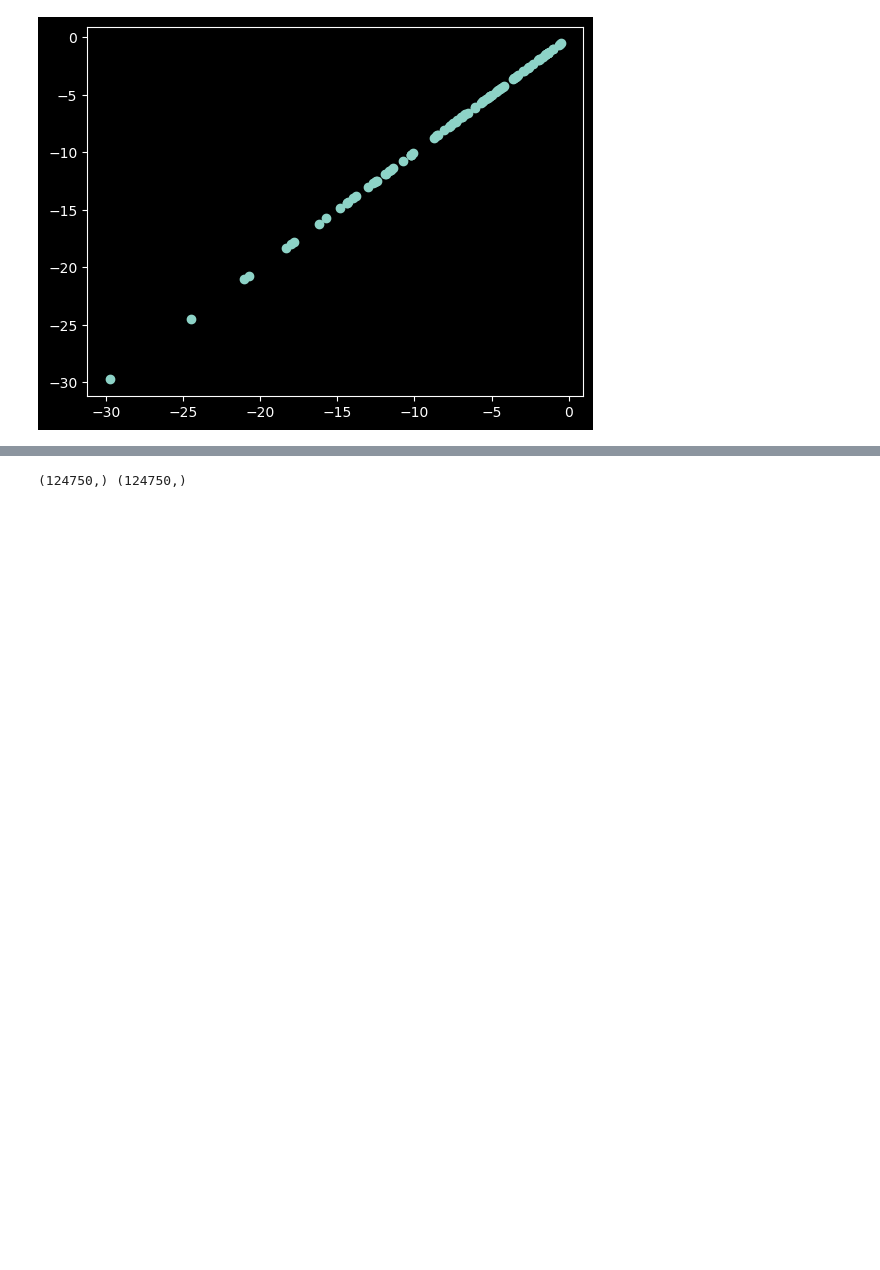
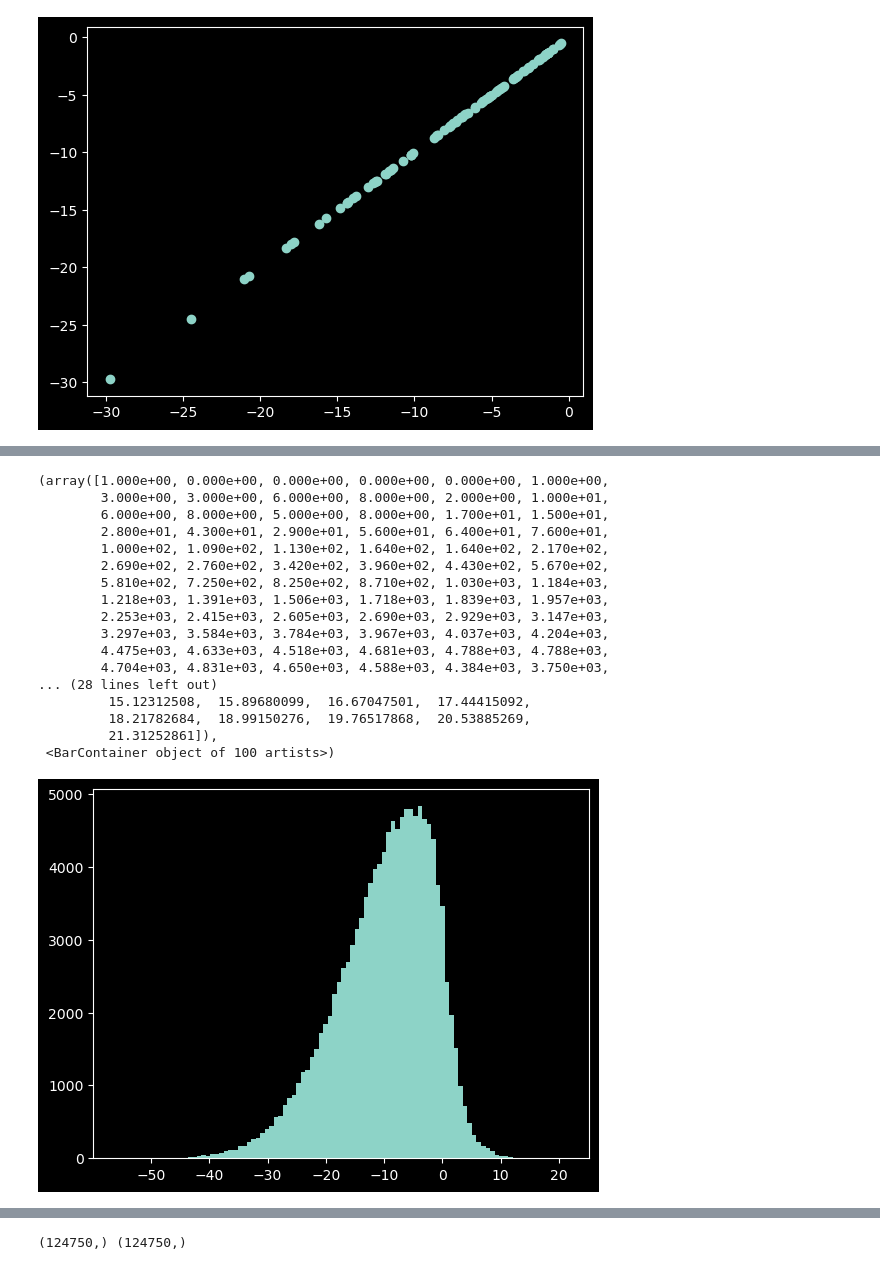
Before and after one commit to barwein/BayesProxyNets, a Jupyter notebook: src/test_discrete_sampling.ipynb, the cells around one changed output, grey strips where cells are left out. Drawn from its saved outputs; the diff is of its cells as text; code cells hidden in the pictures; blank space fills up the shorter version.

```diff
--- a/src/test_discrete_sampling.ipynb
+++ b/src/test_discrete_sampling.ipynb
@@ -223,3 +228,24 @@ plt.plot([min(grad_manual), max(grad_manual)], [min(grad_manual), max(grad_manua
+# %%
+plt.hist(score_grad, bins=100)
+# %% [output]
+(array([1.000e+00, 0.000e+00, 0.000e+00, 0.000e+00, 0.000e+00, 1.000e+00,
+        3.000e+00, 3.000e+00, 6.000e+00, 8.000e+00, 2.000e+00, 1.000e+01,
+        6.000e+00, 8.000e+00, 5.000e+00, 8.000e+00, 1.700e+01, 1.500e+01,
+        2.800e+01, 4.300e+01, 2.900e+01, 5.600e+01, 6.400e+01, 7.600e+01,
+        1.000e+02, 1.090e+02, 1.130e+02, 1.640e+02, 1.640e+02, 2.170e+02,
+        2.690e+02, 2.760e+02, 3.420e+02, 3.960e+02, 4.430e+02, 5.670e+02,
+        5.810e+02, 7.250e+02, 8.250e+02, 8.710e+02, 1.030e+03, 1.184e+03,
+        1.218e+03, 1.391e+03, 1.506e+03, 1.718e+03, 1.839e+03, 1.957e+03,
+        2.253e+03, 2.415e+03, 2.605e+03, 2.690e+03, 2.929e+03, 3.147e+03,
+        3.297e+03, 3.584e+03, 3.784e+03, 3.967e+03, 4.037e+03, 4.204e+03,
+        4.475e+03, 4.633e+03, 4.518e+03, 4.681e+03, 4.788e+03, 4.788e+03,
+        4.704e+03, 4.831e+03, 4.650e+03, 4.588e+03, 4.384e+03, 3.750e+03,
+... (28 lines left out)
+         15.12312508,  15.89680099,  16.67047501,  17.44415092,
+         18.21782684,  18.99150276,  19.76517868,  20.53885269,
+         21.31252861]),
+ <BarContainer object of 100 artists>)
+[figure, added]
 # %%
 # compare jax grad with manual grad running time by changing theta[0] values
 
```
Also changed, not shown: parts of 14 cells of this notebook.
